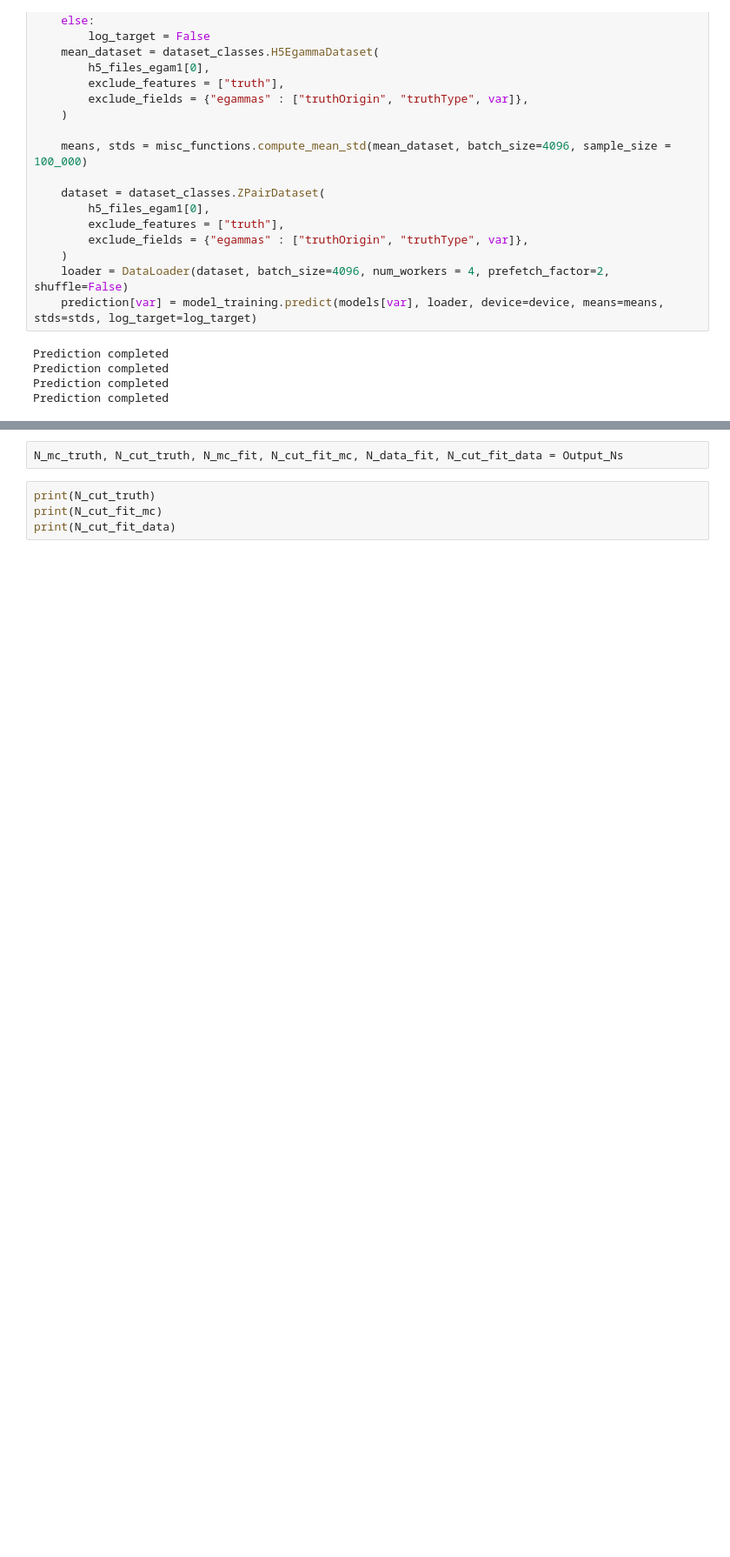
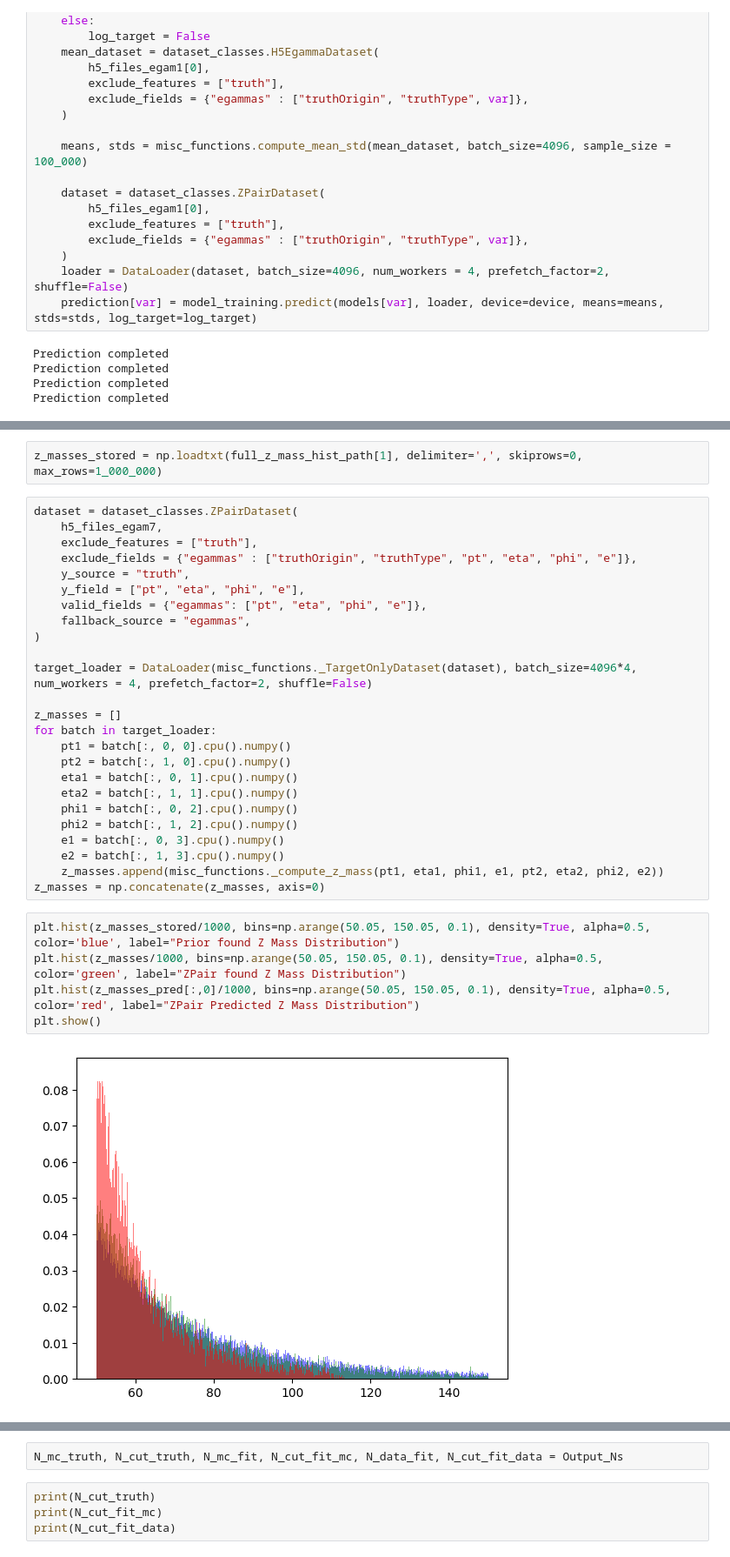
Before and after one commit to Le-Jonas/Masters_project, a Jupyter notebook: Notebooks/Validation_nb.ipynb, the cells around one changed output, grey strips where cells are left out. Shown at 87% size. Saved outputs shown, nothing was run; the diff lists cells and outputs as text; blank space fills up the shorter version.

```diff
--- a/Notebooks/Validation_nb.ipynb
+++ b/Notebooks/Validation_nb.ipynb
@@ -143,0 +174,34 @@ targets = torch.cat(targets, dim=0).numpy()
+# %%
+z_masses_stored = np.loadtxt(full_z_mass_hist_path[1], delimiter=',', skiprows=0, max_rows=1_000_000)
+# %%
+dataset = dataset_classes.ZPairDataset(
+    h5_files_egam7,
+    exclude_features = ["truth"],
+    exclude_fields = {"egammas" : ["truthOrigin", "truthType", "pt", "eta", "phi", "e"]},
+    y_source = "truth",
+    y_field = ["pt", "eta", "phi", "e"],
+    valid_fields = {"egammas": ["pt", "eta", "phi", "e"]},
+    fallback_source = "egammas",
+)
+
+target_loader = DataLoader(misc_functions._TargetOnlyDataset(dataset), batch_size=4096*4, num_workers = 4, prefetch_factor=2, shuffle=False)
+
+z_masses = []
+for batch in target_loader:
+    pt1 = batch[:, 0, 0].cpu().numpy()
+    pt2 = batch[:, 1, 0].cpu().numpy()
+    eta1 = batch[:, 0, 1].cpu().numpy()
+    eta2 = batch[:, 1, 1].cpu().numpy()
+    phi1 = batch[:, 0, 2].cpu().numpy()
+    phi2 = batch[:, 1, 2].cpu().numpy()
+    e1 = batch[:, 0, 3].cpu().numpy()
+    e2 = batch[:, 1, 3].cpu().numpy()
+    z_masses.append(misc_functions._compute_z_mass(pt1, eta1, phi1, e1, pt2, eta2, phi2, e2))
+z_masses = np.concatenate(z_masses, axis=0)
+# %%
+plt.hist(z_masses_stored/1000, bins=np.arange(50.05, 150.05, 0.1), density=True, alpha=0.5, color='blue', label="Prior found Z Mass Distribution")
+plt.hist(z_masses/1000, bins=np.arange(50.05, 150.05, 0.1), density=True, alpha=0.5, color='green', label="ZPair found Z Mass Distribution")
+plt.hist(z_masses_pred[:,0]/1000, bins=np.arange(50.05, 150.05, 0.1), density=True, alpha=0.5, color='red', label="ZPair Predicted Z Mass Distribution")
+plt.show()
+# %% [output]
+[figure, added]
```
Also changed, not shown: parts of 4 cells of this notebook, 3 other files.
